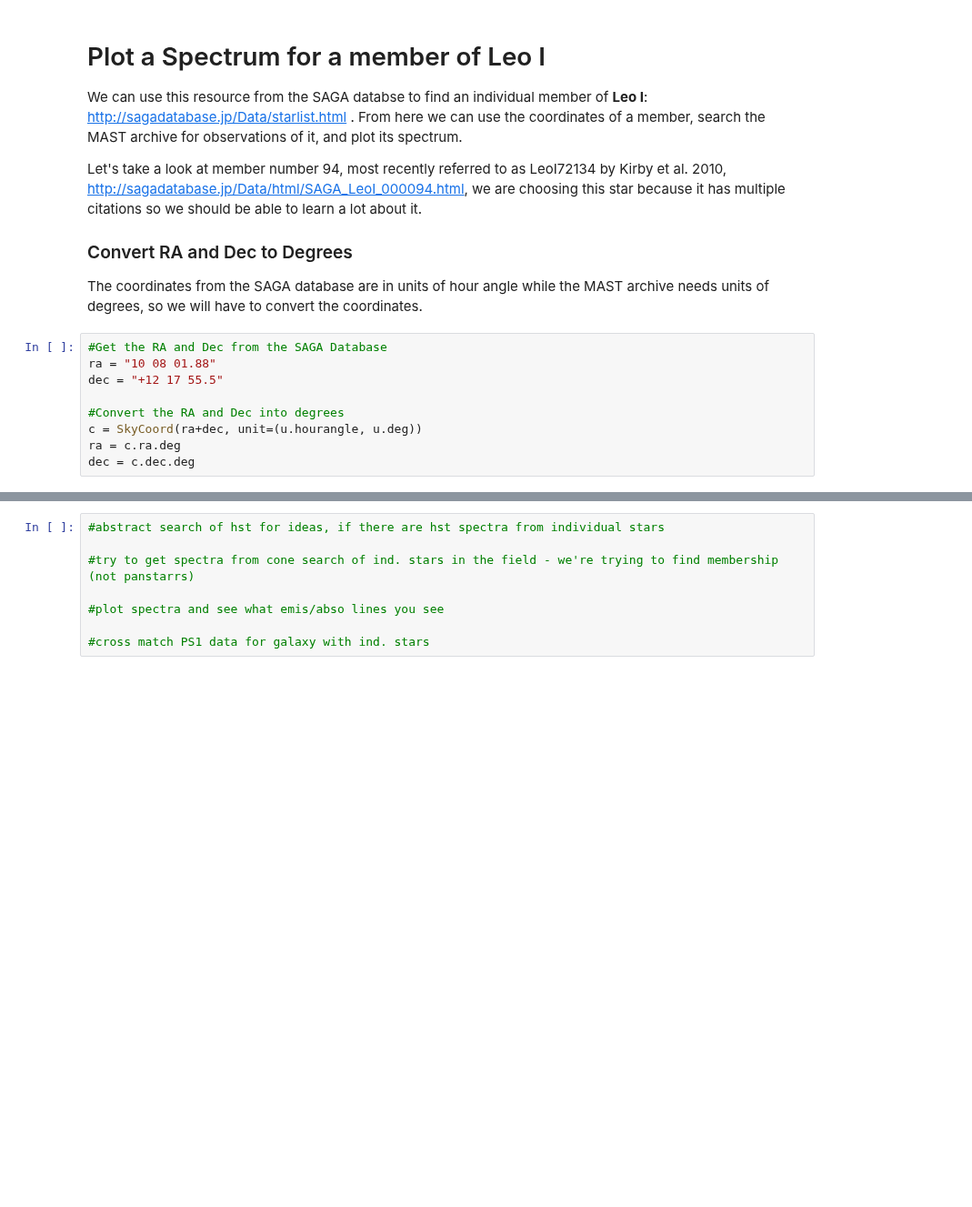
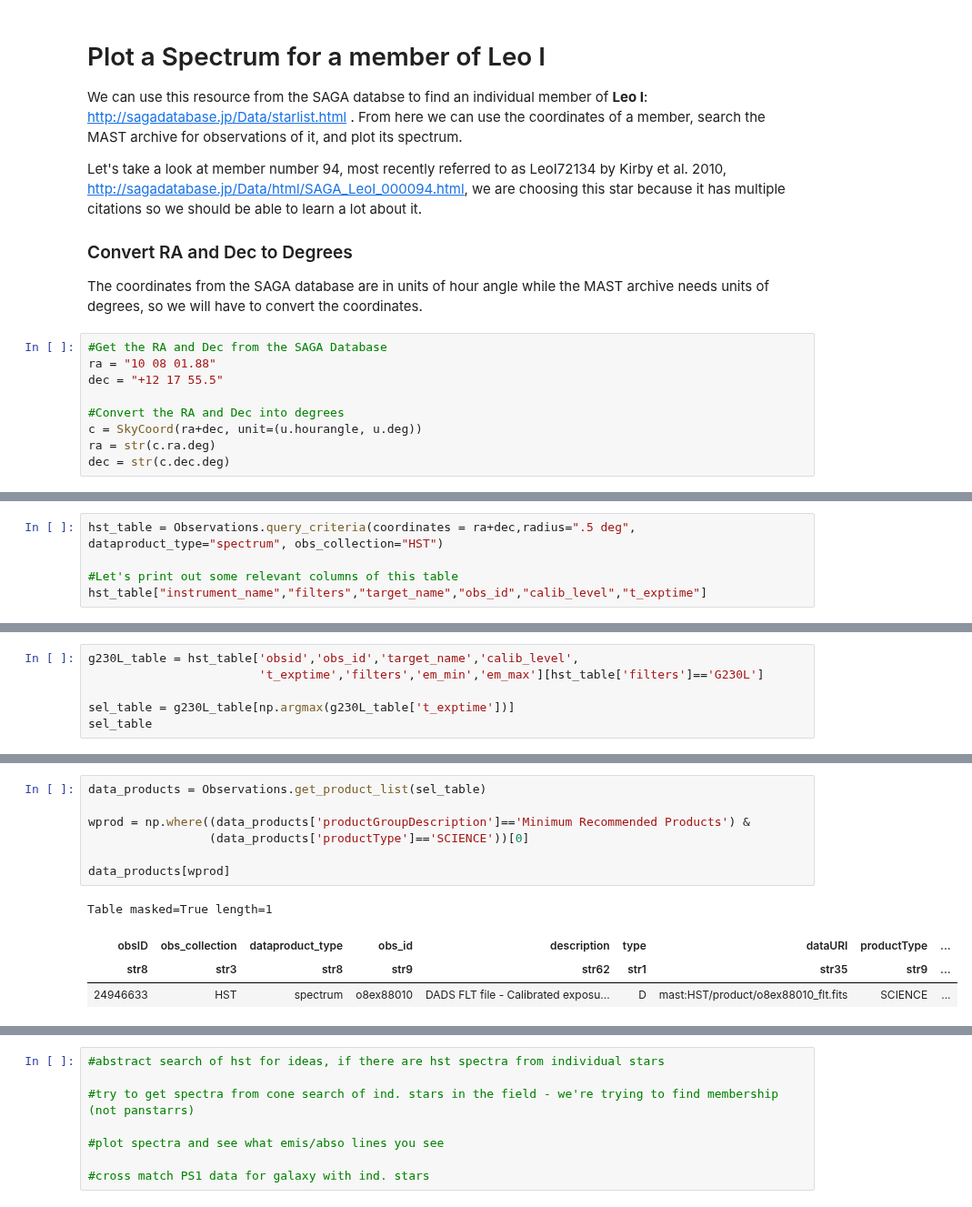
Before and after one commit to ScienceBetter/notebooks-stsci, a Jupyter notebook: notebooks/MAST/ultrafaint_dwarf_galaxy_search/ultrafaint_dwarf_galaxy_search.ipynb, the cells around one changed output, grey strips where cells are left out. Shown at 91% size. Cells and saved outputs as stored; diff of their text form; blank space fills up the shorter version.

Commit message:
Continued plotting spectrum for member of UFD

```diff
--- a/notebooks/MAST/ultrafaint_dwarf_galaxy_search/ultrafaint_dwarf_galaxy_search.ipynb
+++ b/notebooks/MAST/ultrafaint_dwarf_galaxy_search/ultrafaint_dwarf_galaxy_search.ipynb
@@ -380,5 +380,5 @@ dec = "+12 17 55.5"
 
 #Convert the RA and Dec into degrees
 c = SkyCoord(ra+dec, unit=(u.hourangle, u.deg))
-ra = c.ra.deg
-dec = c.dec.deg
+ra = str(c.ra.deg)
+dec = str(c.dec.deg)
@@ -388,0 +387,5 @@ dec = c.dec.deg
+# %%
+hst_table = Observations.query_criteria(coordinates = ra+dec,radius=".5 deg", dataproduct_type="spectrum", obs_collection="HST")
+
+#Let's print out some relevant columns of this table
+hst_table["instrument_name","filters","target_name","obs_id","calib_level","t_exptime"]
@@ -388,0 +402,6 @@ dec = c.dec.deg
+# %%
+g230L_table = hst_table['obsid','obs_id','target_name','calib_level',
+                        't_exptime','filters','em_min','em_max'][hst_table['filters']=='G230L']
+
+sel_table = g230L_table[np.argmax(g230L_table['t_exptime'])]
+sel_table
@@ -388,0 +417,12 @@ dec = c.dec.deg
+# %%
+data_products = Observations.get_product_list(sel_table)
+
+wprod = np.where((data_products['productGroupDescription']=='Minimum Recommended Products') &
+                 (data_products['productType']=='SCIENCE'))[0]
+
+data_products[wprod]
+# %% [output]
+Table masked=True length=1
+| obsID | obs_collection | dataproduct_type | obs_id | description | type | dataURI | productType | ... |
+| str8 | str3 | str8 | str9 | str62 | str1 | str35 | str9 | ... |
+| 24946633 | HST | spectrum | o8ex88010 | DADS FLT file - Calibrated exposu... | D | mast:HST/product/o8ex88010_flt.fits | SCIENCE | ... |
```
Also changed, not shown: parts of 13 cells of this notebook.
